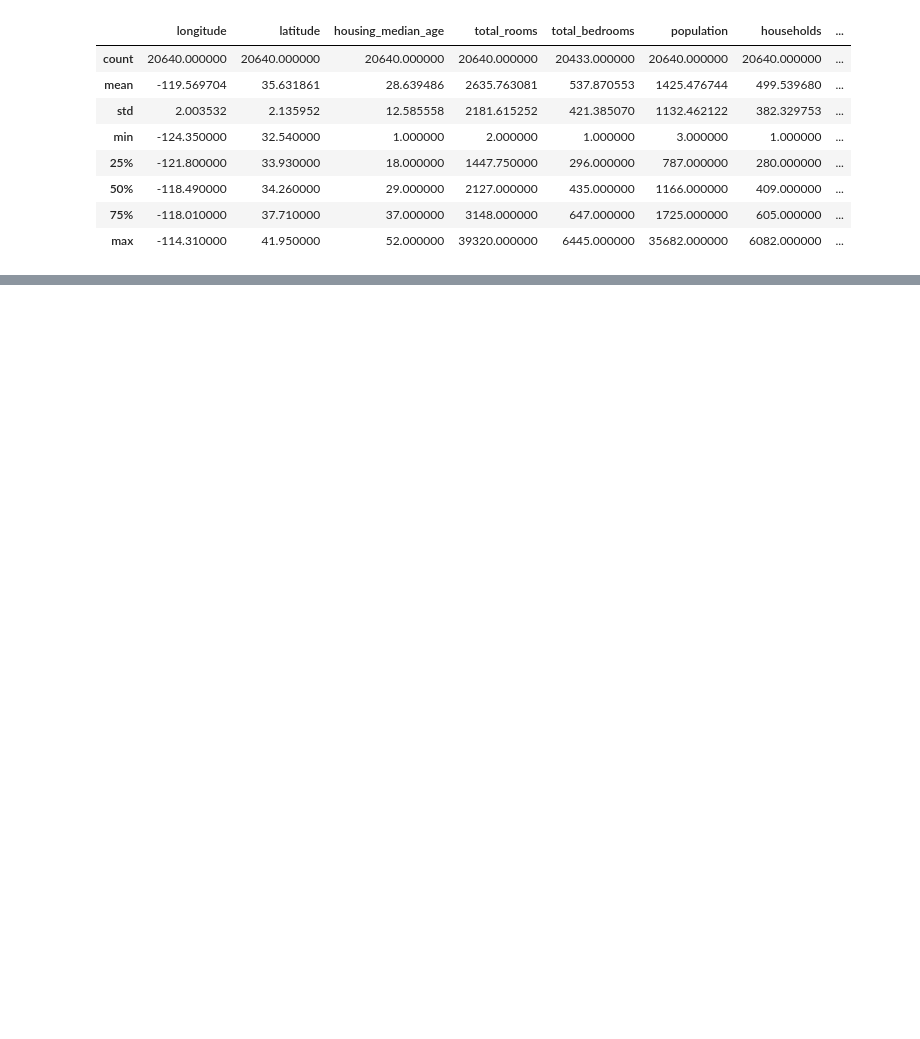
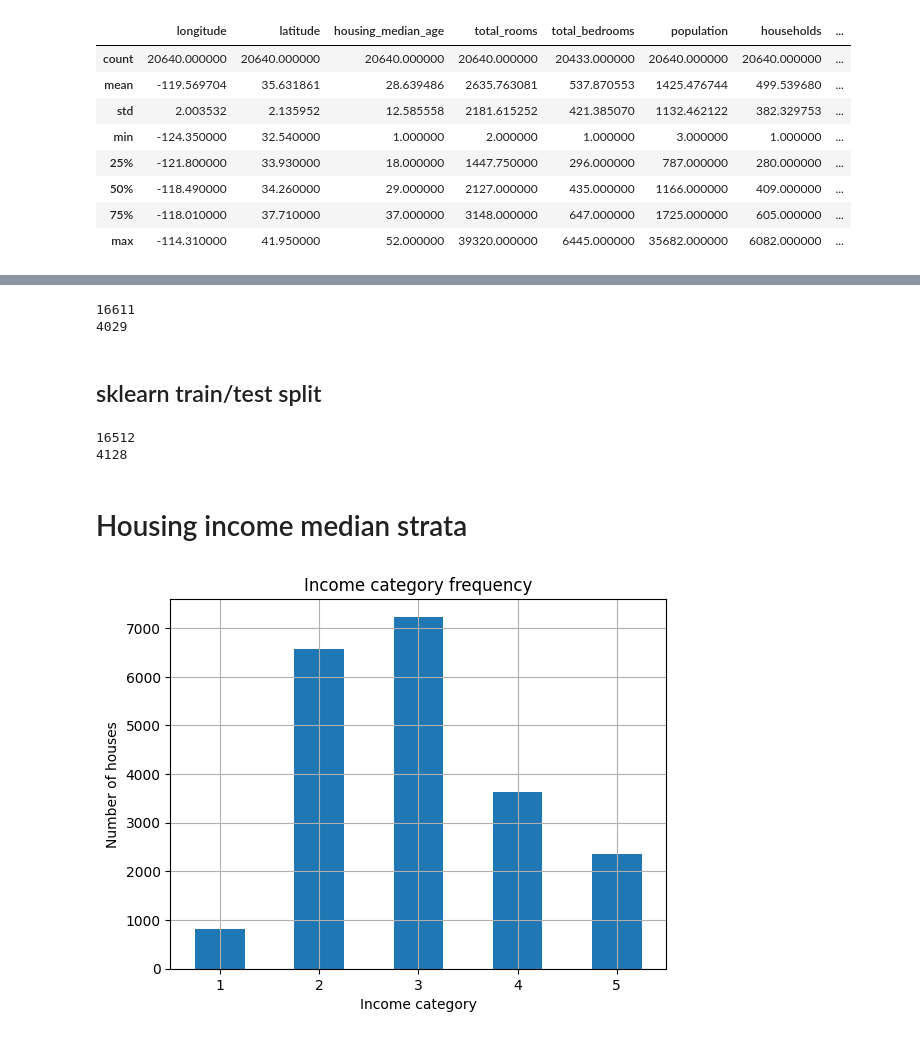
Before and after one commit to ToyeshC/ML-Basics, a Jupyter notebook: housing-price-prediction.ipynb, the cells around one changed output, grey strips where cells are left out. Drawn from its saved outputs; the diff is of its cells as text; code cells hidden in the pictures; blank space fills up the shorter version.

Commit message:
train/test basic complete + stratification split start

```diff
--- a/housing-price-prediction.ipynb
+++ b/housing-price-prediction.ipynb
@@ -82,0 +120,35 @@ plt.show()
+# %%
+# making unique id using lat/long
+housing["identifier"] = housing["longitude"].apply(lambda x: str(x).replace(".", "")) + housing["latitude"].apply(lambda x: str(x).replace(".", ""))
+
+train_set, test_set = split_data_with_id_hash(housing, 0.2, "identifier")
+
+print(len(train_set))
+print(len(test_set))
+# %% [output]
+16611
+4029
+# %% [markdown]
+## sklearn train/test split
+# %%
+from sklearn.model_selection import train_test_split # similar to simple shuffle and split data function
+
+train_set_sklearn, test_set_sklearn = train_test_split(housing, test_size=0.2, random_state=42)
+
+print(len(train_set_sklearn))
+print(len(test_set_sklearn))
+# %% [output]
+16512
+4128
+# %% [markdown]
+# Housing income median strata
+# %%
+housing["median_income_strata"] = pd.cut(housing["median_income"], bins=[0, 1.5, 3, 4.5, 6, np.inf], labels=[1, 2, 3, 4, 5])
+
+housing["median_income_strata"].value_counts().sort_index().plot.bar(grid=True)
+plt.xlabel("Income category")
+plt.ylabel("Number of houses")
+plt.title("Income category frequency")
+plt.show()
+# %% [output]
+[figure, added]
```
Also changed, not shown: parts of 8 cells of this notebook.
